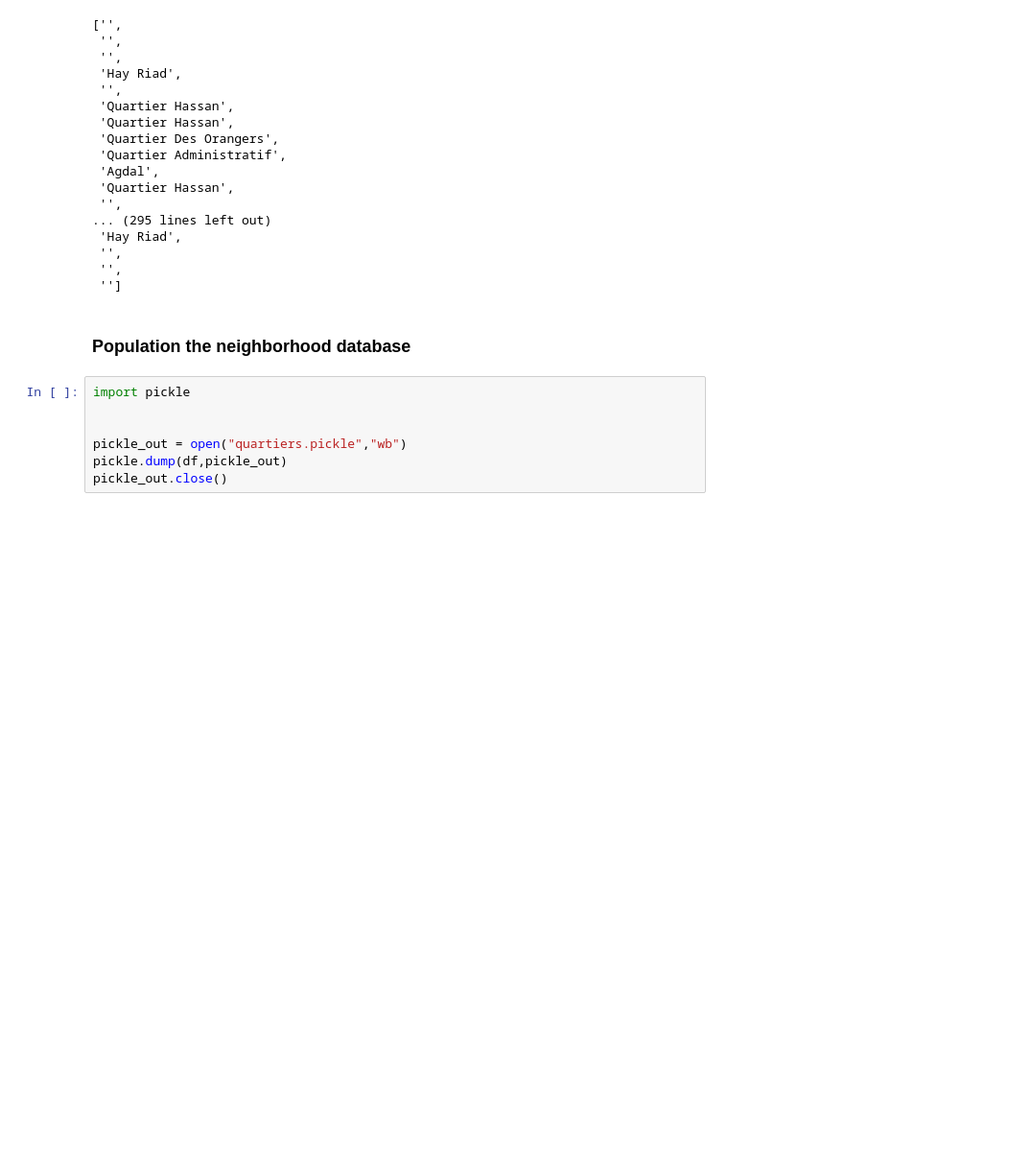
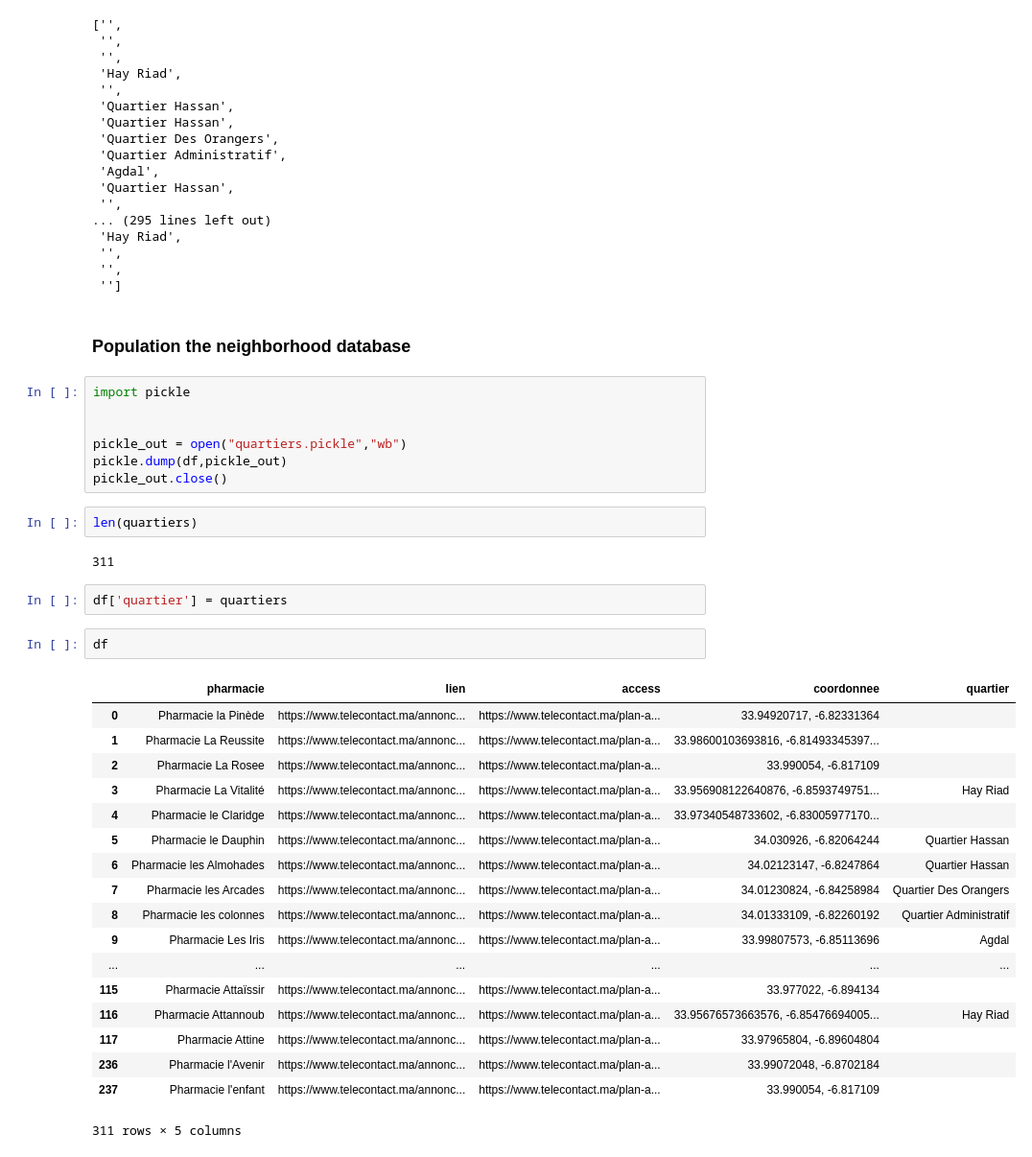
Before and after one commit to chikoungoun/Scraping, a Jupyter notebook: Pharmacies de garde/Rabat/Google Maps Neighborhood/Neighborhood.ipynb, the cells around one changed output. Shown at 96% size. Drawn from its saved outputs; the diff is of its cells as text; blank space fills up the shorter version.

Commit message:
integrating the data in the dataframe

```diff
--- a/Pharmacies de garde/Rabat/Google Maps Neighborhood/Neighborhood.ipynb
+++ b/Pharmacies de garde/Rabat/Google Maps Neighborhood/Neighborhood.ipynb
@@ -105,3 +105,30 @@ import pickle
 pickle_out = open("quartiers.pickle","wb")
 pickle.dump(df,pickle_out)
 pickle_out.close()
+# %%
+len(quartiers)
+# %% [output]
+311
+# %%
+df['quartier'] = quartiers
+# %%
+df
+# %% [output]
+|  | pharmacie | lien | access | coordonnee | quartier |
+| 0 | Pharmacie la Pinède | https://www.telecontact.ma/annonc... | https://www.telecontact.ma/plan-a... | 33.94920717, -6.82331364 |  |
+| 1 | Pharmacie La Reussite | https://www.telecontact.ma/annonc... | https://www.telecontact.ma/plan-a... | 33.98600103693816, -6.81493345397... |  |
+| 2 | Pharmacie La Rosee | https://www.telecontact.ma/annonc... | https://www.telecontact.ma/plan-a... | 33.990054, -6.817109 |  |
+| 3 | Pharmacie La Vitalité | https://www.telecontact.ma/annonc... | https://www.telecontact.ma/plan-a... | 33.956908122640876, -6.8593749751... | Hay Riad |
+| 4 | Pharmacie le Claridge | https://www.telecontact.ma/annonc... | https://www.telecontact.ma/plan-a... | 33.97340548733602, -6.83005977170... |  |
+| 5 | Pharmacie le Dauphin | https://www.telecontact.ma/annonc... | https://www.telecontact.ma/plan-a... | 34.030926, -6.82064244 | Quartier Hassan |
+| 6 | Pharmacie les Almohades | https://www.telecontact.ma/annonc... | https://www.telecontact.ma/plan-a... | 34.02123147, -6.8247864 | Quartier Hassan |
+| 7 | Pharmacie les Arcades | https://www.telecontact.ma/annonc... | https://www.telecontact.ma/plan-a... | 34.01230824, -6.84258984 | Quartier Des Orangers |
+| 8 | Pharmacie les colonnes | https://www.telecontact.ma/annonc... | https://www.telecontact.ma/plan-a... | 34.01333109, -6.82260192 | Quartier Administratif |
+| 9 | Pharmacie Les Iris | https://www.telecontact.ma/annonc... | https://www.telecontact.ma/plan-a... | 33.99807573, -6.85113696 | Agdal |
+| ... | ... | ... | ... | ... | ... |
+| 115 | Pharmacie Attaïssir | https://www.telecontact.ma/annonc... | https://www.telecontact.ma/plan-a... | 33.977022, -6.894134 |  |
+| 116 | Pharmacie Attannoub | https://www.telecontact.ma/annonc... | https://www.telecontact.ma/plan-a... | 33.95676573663576, -6.85476694005... | Hay Riad |
+| 117 | Pharmacie Attine | https://www.telecontact.ma/annonc... | https://www.telecontact.ma/plan-a... | 33.97965804, -6.89604804 |  |
+| 236 | Pharmacie l'Avenir | https://www.telecontact.ma/annonc... | https://www.telecontact.ma/plan-a... | 33.99072048, -6.8702184 |  |
+| 237 | Pharmacie l'enfant | https://www.telecontact.ma/annonc... | https://www.telecontact.ma/plan-a... | 33.990054, -6.817109 |  |
+311 rows × 5 columns
```
